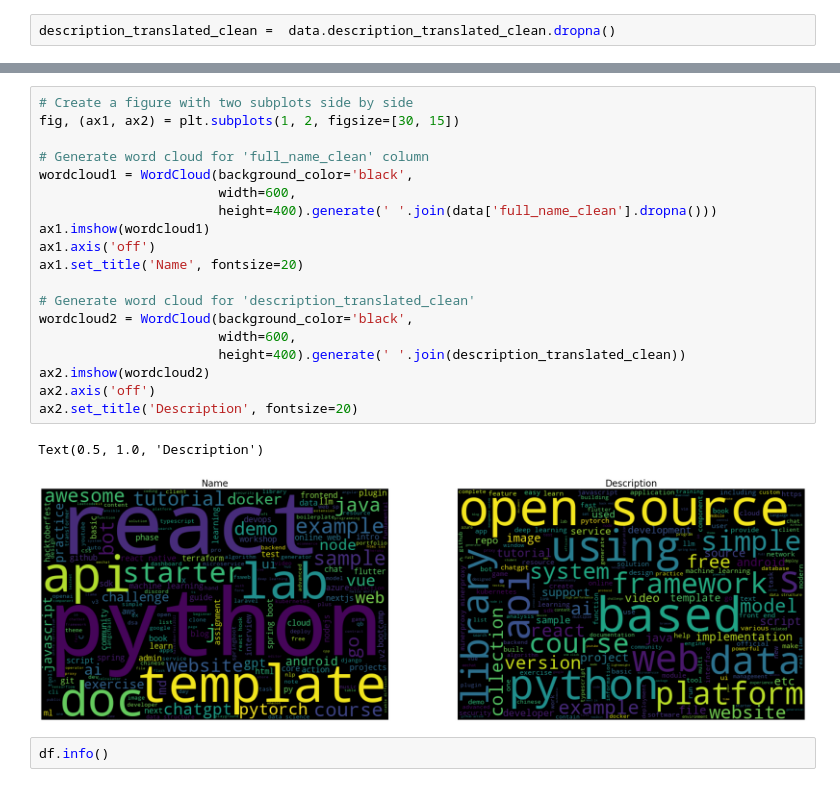
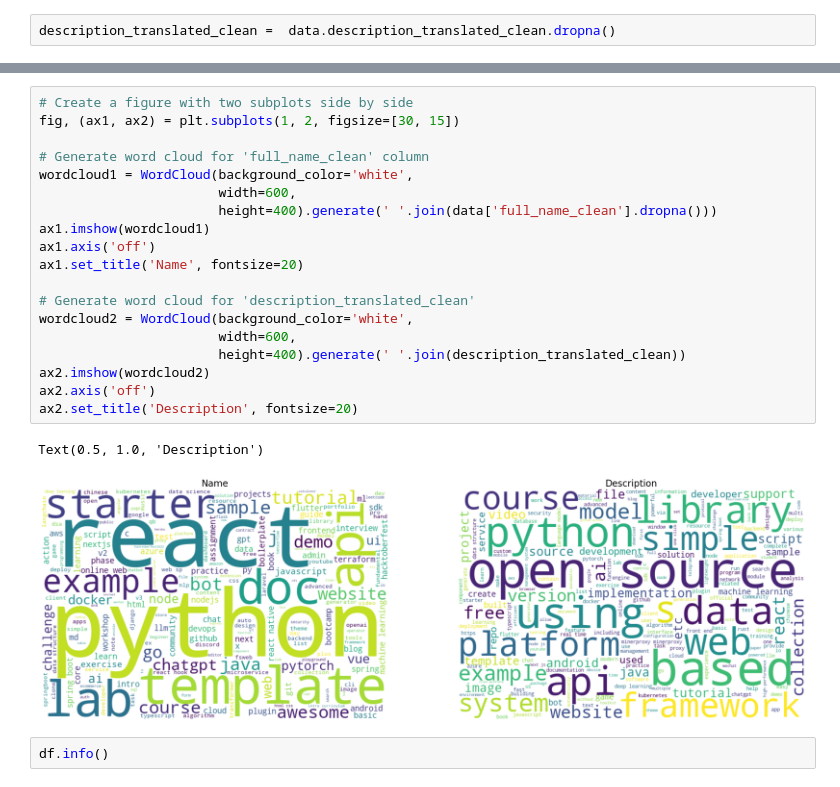
Before and after one commit to songthao1610/FutureTechTrend-Analyzer, a Jupyter notebook: notebook.ipynb, the cells around one changed output, grey strips where cells are left out. Cells and saved outputs as stored; diff of their text form.

```diff
--- a/notebook.ipynb
+++ b/notebook.ipynb
@@ -273,25 +269,25 @@ fig.show()
 # %%
 # Create a figure with two subplots side by side
 fig, (ax1, ax2) = plt.subplots(1, 2, figsize=[30, 15])
 
 # Generate word cloud for 'full_name_clean' column
-wordcloud1 = WordCloud(background_color='black',
+wordcloud1 = WordCloud(background_color='white',
                        width=600,
                        height=400).generate(' '.join(data['full_name_clean'].dropna()))
 ax1.imshow(wordcloud1)
 ax1.axis('off')
 ax1.set_title('Name', fontsize=20)
 
 # Generate word cloud for 'description_translated_clean'
-wordcloud2 = WordCloud(background_color='black',
+wordcloud2 = WordCloud(background_color='white',
                        width=600,
                        height=400).generate(' '.join(description_translated_clean))
 ax2.imshow(wordcloud2)
 ax2.axis('off')
 ax2.set_title('Description', fontsize=20)
 # %% [output]
 Text(0.5, 1.0, 'Description')
-[figure, old version]
+[figure, new version]
 # %%
 df.info()
 # %% [output]
```
Also changed, not shown: parts of 2 cells of this notebook.
